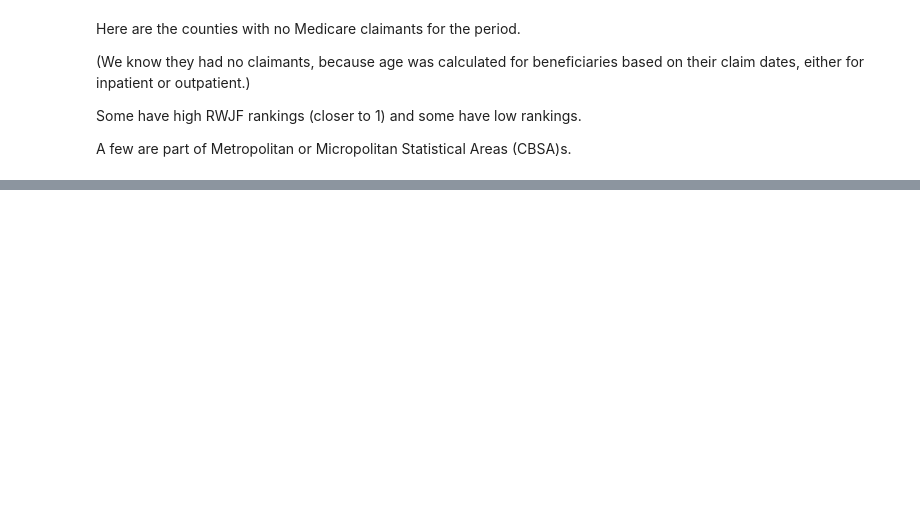
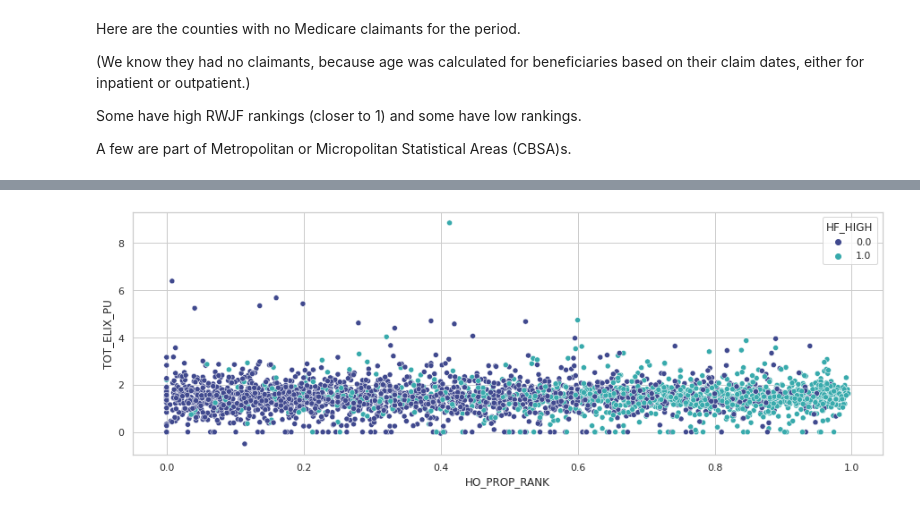
Before and after one commit to TrellixVulnTeam/DS_DDVW, a Jupyter notebook: HCA 203 PUF and Counties Aggregate Description.ipynb, the cells around one changed output, grey strips where cells are left out. Cells and saved outputs as stored; diff of their text form; code cells hidden in the pictures; blank space fills up the shorter version.

```diff
--- a/HCA 203 PUF and Counties Aggregate Description.ipynb
+++ b/HCA 203 PUF and Counties Aggregate Description.ipynb
@@ -436,0 +127,9 @@ We can decide once we see the distribution of the representation of beneficiarie
+# %%
+medicare_counties.loc[medicare_counties["HF_PROP_RANK"]>=0.6, "HF_HIGH"] = 1
+medicare_counties.loc[medicare_counties["HF_PROP_RANK"]<0.6, "HF_HIGH"] = 0
+# %%
+sb.set(rc={"figure.figsize":(15, 5)})
+sb.set_theme(style="whitegrid")
+sb.scatterplot(data=medicare_counties, x="HO_PROP_RANK", y="TOT_ELIX_PU", hue="HF_HIGH", palette="mako");
+# %% [output]
+[figure, added]
```
Also changed, not shown: parts of 68 cells of this notebook, 4 other files.
